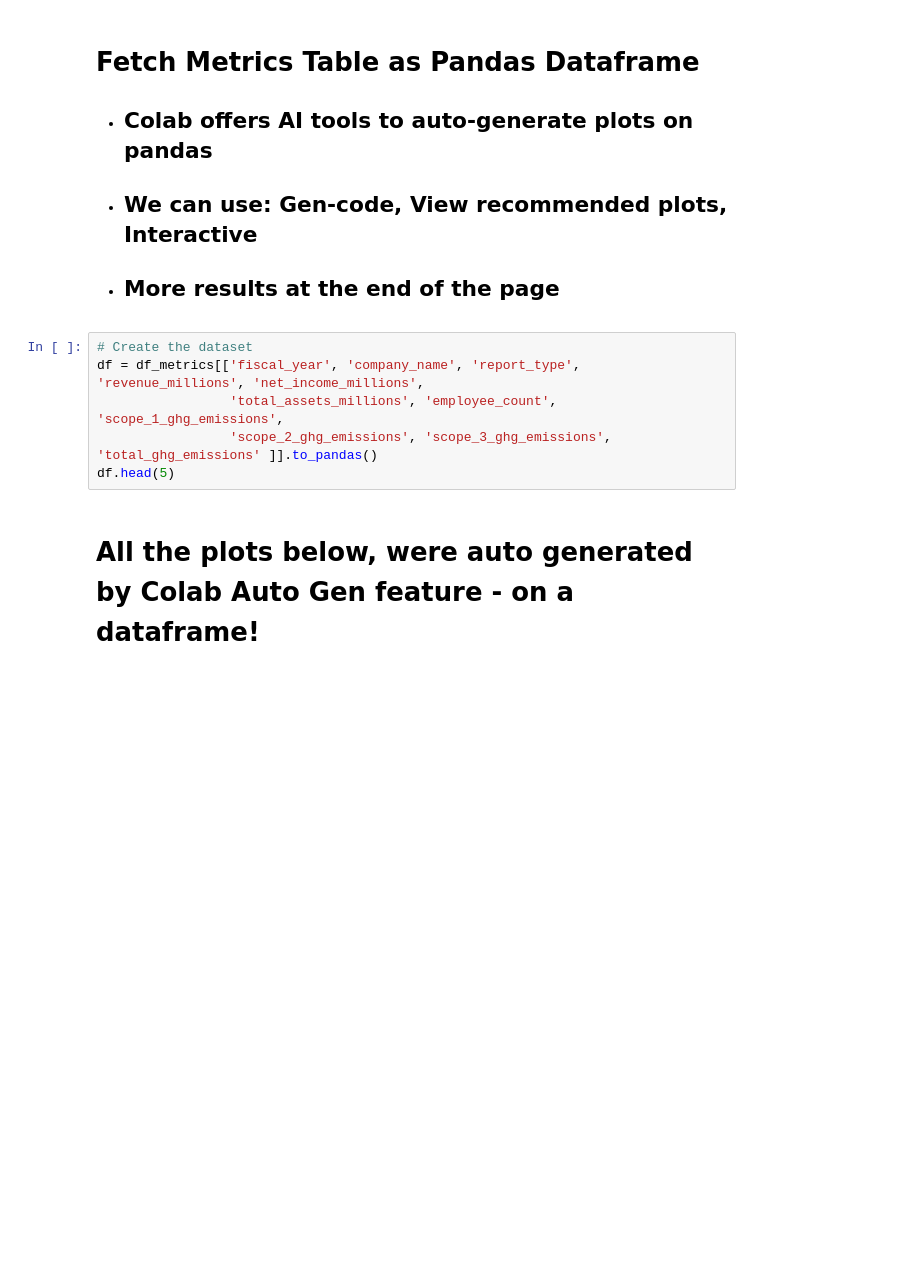
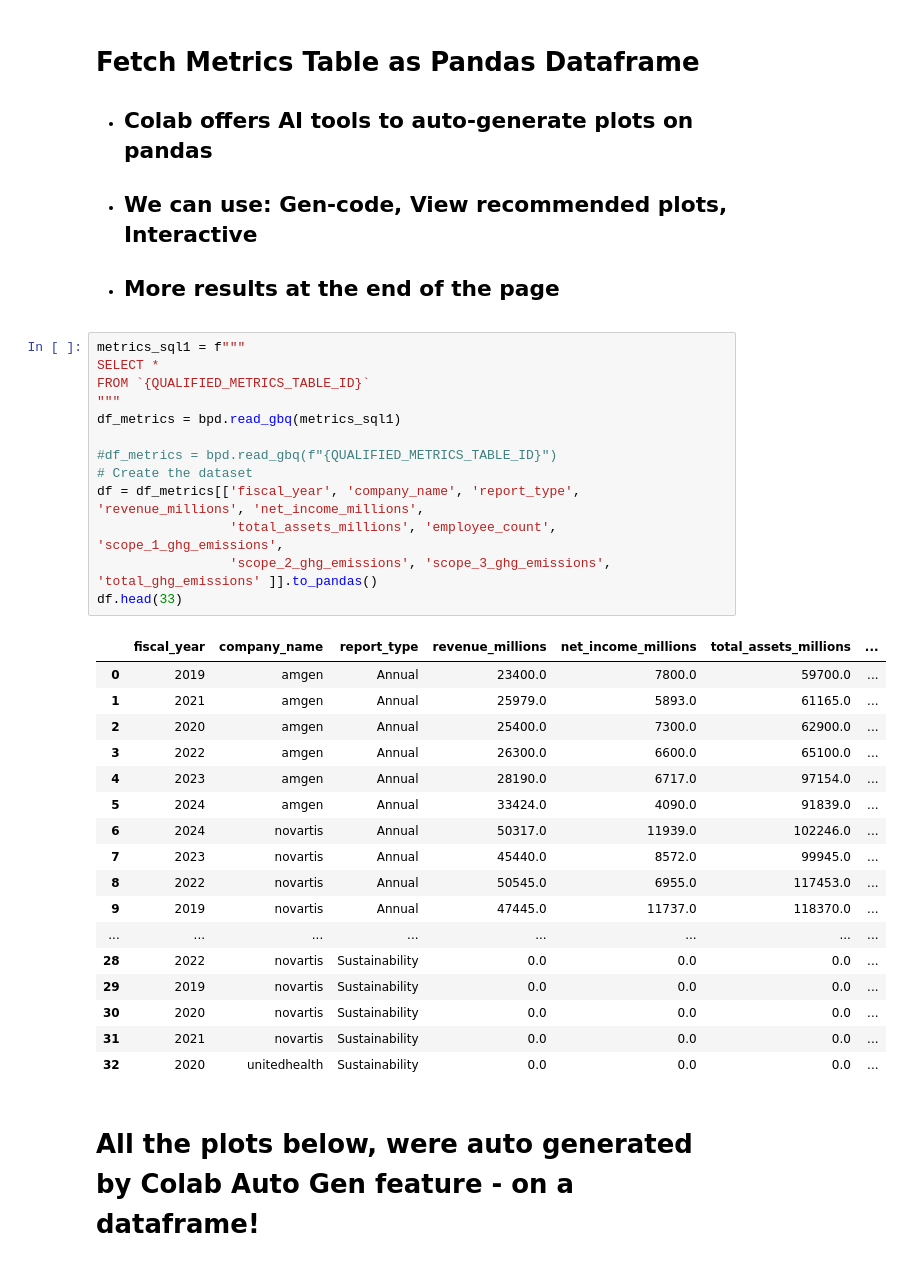
Before and after one commit to intellitrend-global/google_hackathon_bq_ai, a Jupyter notebook: process_reports.ipynb, the cells around one changed output. Drawn from its saved outputs; the diff is of its cells as text; blank space fills up the shorter version.

```diff
--- a/process_reports.ipynb
+++ b/process_reports.ipynb
@@ -732,11 +806,36 @@ df_metrics = bpd.read_gbq(f"{QUALIFIED_METRICS_TABLE_ID}")
 * ## We can use: Gen-code, View recommended plots, Interactive
 * ## More results at the end of the page
 # %%
+metrics_sql1 = f"""
+SELECT *
+FROM `{QUALIFIED_METRICS_TABLE_ID}`
+"""
+df_metrics = bpd.read_gbq(metrics_sql1)
+
+#df_metrics = bpd.read_gbq(f"{QUALIFIED_METRICS_TABLE_ID}")
 # Create the dataset
 df = df_metrics[['fiscal_year', 'company_name', 'report_type',   'revenue_millions', 'net_income_millions',
                  'total_assets_millions', 'employee_count',   'scope_1_ghg_emissions',
                  'scope_2_ghg_emissions', 'scope_3_ghg_emissions', 'total_ghg_emissions' ]].to_pandas()
-df.head(5)
+df.head(33)
+# %% [output]
+|  | fiscal_year | company_name | report_type | revenue_millions | net_income_millions | total_assets_millions | ... |
+| 0 | 2019 | amgen | Annual | 23400.0 | 7800.0 | 59700.0 | ... |
+| 1 | 2021 | amgen | Annual | 25979.0 | 5893.0 | 61165.0 | ... |
+| 2 | 2020 | amgen | Annual | 25400.0 | 7300.0 | 62900.0 | ... |
+| 3 | 2022 | amgen | Annual | 26300.0 | 6600.0 | 65100.0 | ... |
+| 4 | 2023 | amgen | Annual | 28190.0 | 6717.0 | 97154.0 | ... |
+| 5 | 2024 | amgen | Annual | 33424.0 | 4090.0 | 91839.0 | ... |
+| 6 | 2024 | novartis | Annual | 50317.0 | 11939.0 | 102246.0 | ... |
+| 7 | 2023 | novartis | Annual | 45440.0 | 8572.0 | 99945.0 | ... |
+| 8 | 2022 | novartis | Annual | 50545.0 | 6955.0 | 117453.0 | ... |
+| 9 | 2019 | novartis | Annual | 47445.0 | 11737.0 | 118370.0 | ... |
+| ... | ... | ... | ... | ... | ... | ... | ... |
+| 28 | 2022 | novartis | Sustainability | 0.0 | 0.0 | 0.0 | ... |
+| 29 | 2019 | novartis | Sustainability | 0.0 | 0.0 | 0.0 | ... |
+| 30 | 2020 | novartis | Sustainability | 0.0 | 0.0 | 0.0 | ... |
+| 31 | 2021 | novartis | Sustainability | 0.0 | 0.0 | 0.0 | ... |
+| 32 | 2020 | unitedhealth | Sustainability | 0.0 | 0.0 | 0.0 | ... |
 # %% [markdown]
 # All the plots below, were auto generated by Colab Auto Gen feature - on a dataframe!
 # %% [markdown]
```
Also changed, not shown: parts of 16 cells of this notebook.
